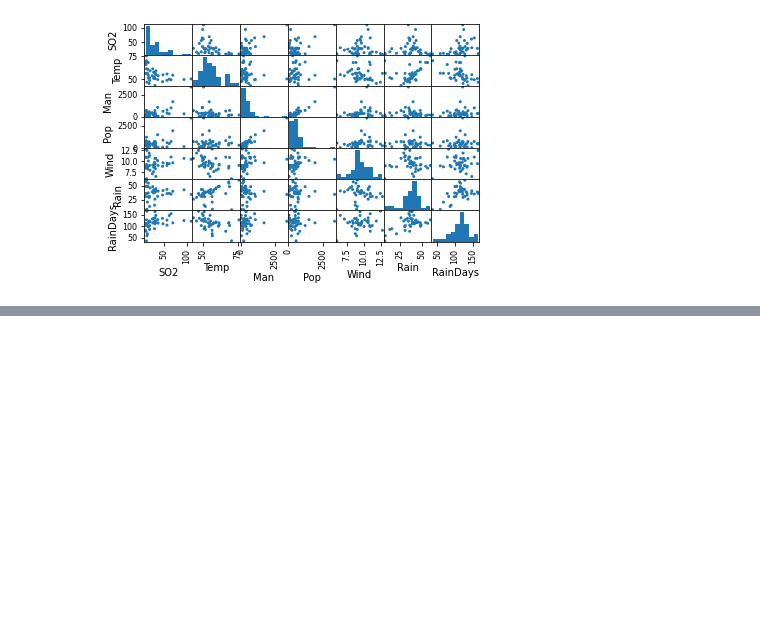
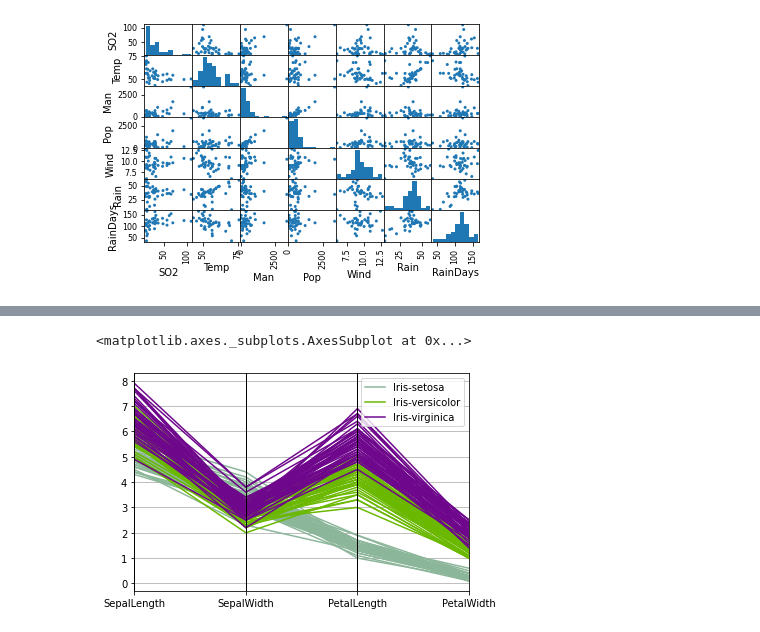
Before and after one commit to Jittiya/multivariate, a Jupyter notebook: Chapter2_Visualize_Multivariate_Data.ipynb, the cells around one changed output, grey strips where cells are left out. Drawn from its saved outputs; the diff is of its cells as text; code cells hidden in the pictures; blank space fills up the shorter version.

```diff
--- a/Chapter2_Visualize_Multivariate_Data.ipynb
+++ b/Chapter2_Visualize_Multivariate_Data.ipynb
@@ -87,0 +117,5 @@ pd.plotting.scatter_matrix(pollution_data,alpha=1.0);
+# %%
+pd.plotting.parallel_coordinates(example_df, 'Name')
+# %% [output]
+<matplotlib.axes._subplots.AxesSubplot at 0x...>
+[figure, added]
```
Also changed, not shown: parts of 7 cells of this notebook.
